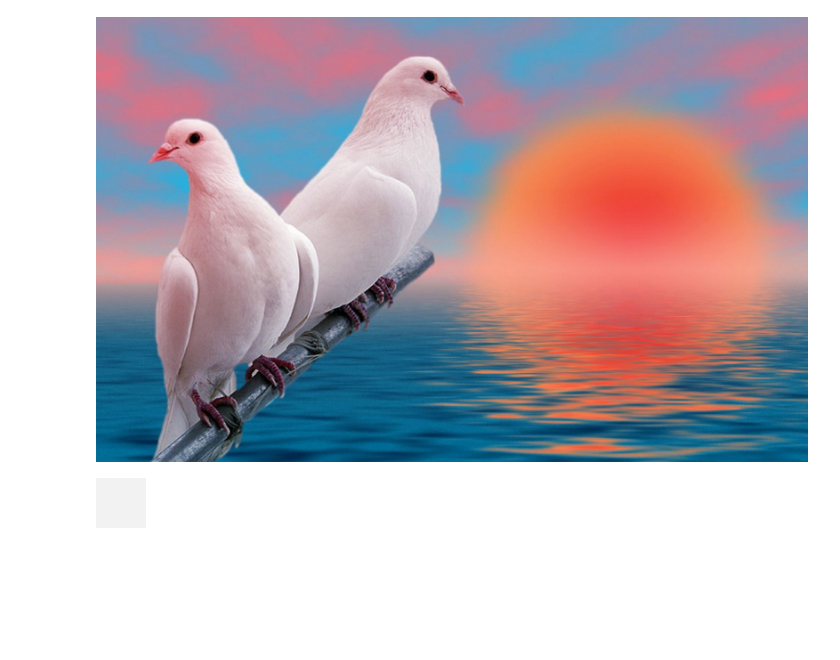
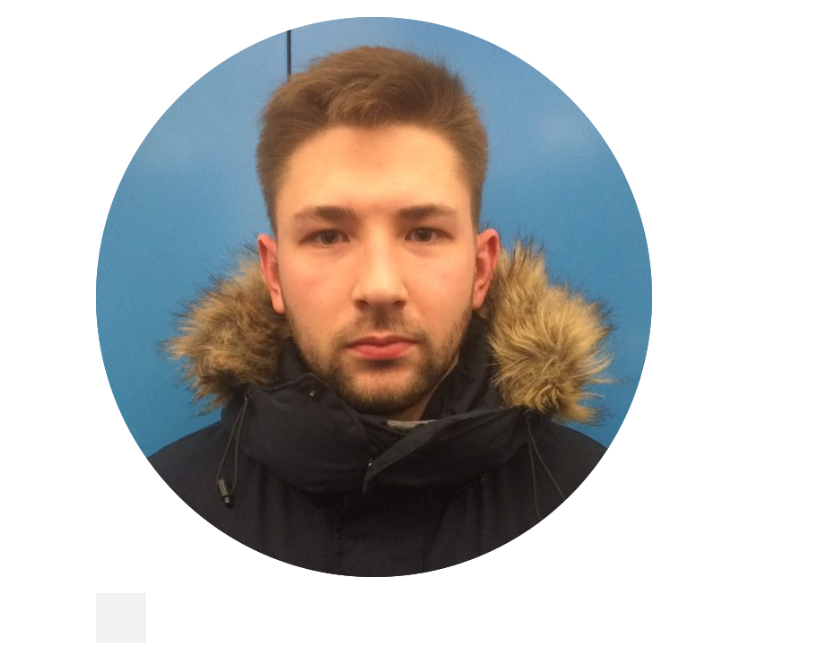
Before and after one commit to gornekich/stencil, a Jupyter notebook: stencil.ipynb, the cells around one changed output. Drawn from its saved outputs; the diff is of its cells as text; code cells hidden in the pictures; blank space fills up the shorter version.

```diff
--- a/stencil.ipynb
+++ b/stencil.ipynb
@@ -1,21 +1,23 @@
 # %%
 import glob, os
 import math
 from PIL import Image
 from PIL import ImageFilter
 from PIL import ImageEnhance
 from PIL import PSDraw
 from PIL import ImageFilter
 from IPython.display import display
+import numpy as np
+from matplotlib import pyplot as plt
 
 
-im = Image.open("orig/img3.jpg")
+im = Image.open("orig/Leha.png")
 #im2 = Image.open("img2.jpg")
 box = (0, 0, 1920, 1200)
 #im2 = im2.crop(box)
 display(im)
 # %% [output]
-[figure, old version]
+[figure, new version]
 # %%
 target_colors = [(242, 242, 242), (102, 204, 255), (0, 102, 153), (255, 148, 77), (255, 77, 77), (13, 13, 13)]
 for color in target_colors:
```
Also changed, not shown: parts of 10 cells of this notebook.
